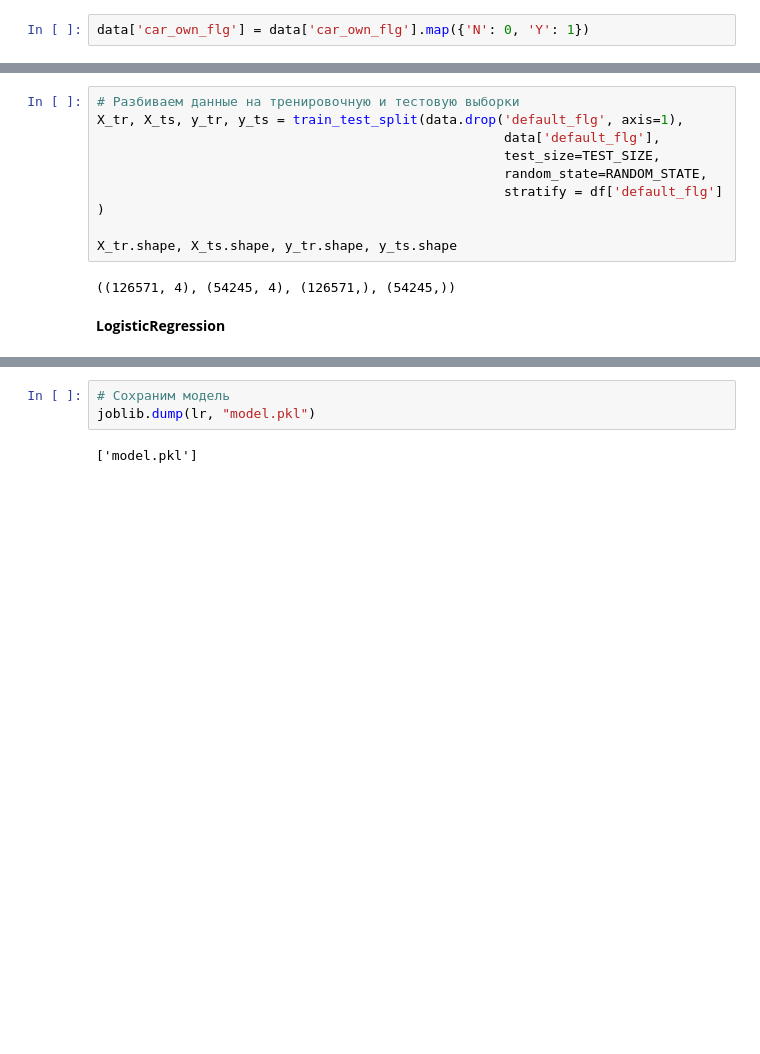
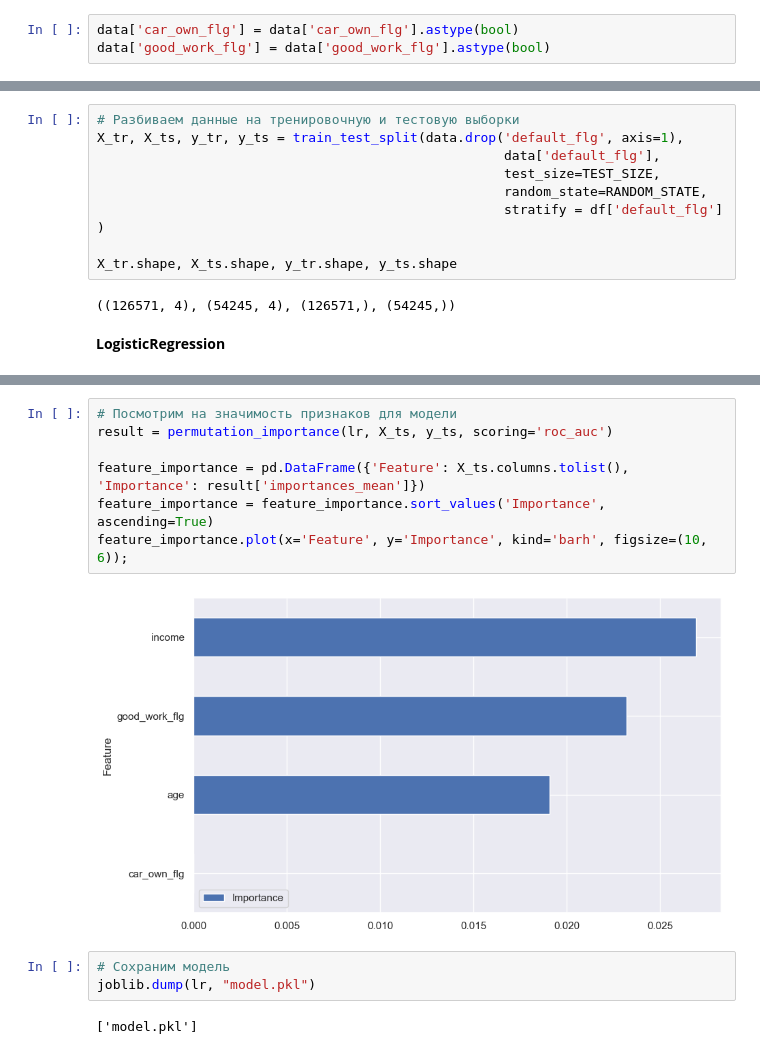
Before and after one commit to NikolaiUsov/credit_scoring, a Jupyter notebook: EDA.ipynb, the cells around one changed output, grey strips where cells are left out. Drawn from its saved outputs; the diff is of its cells as text; blank space fills up the shorter version.

```diff
--- a/EDA.ipynb
+++ b/EDA.ipynb
@@ -624,7 +615,8 @@ rs_cb.best_params_, rs_cb.best_score_
 # %%
 data = df[['income', 'age', 'car_own_flg', 'good_work_flg', 'default_flg']]
 # %%
-data['car_own_flg'] = data['car_own_flg'].map({'N': 0, 'Y': 1})
+data['car_own_flg'] = data['car_own_flg'].astype(bool)
+data['good_work_flg'] = data['good_work_flg'].astype(bool)
 # %%
 data.info()
 # %% [output]
@@ -679,3 +673,12 @@ print(f'Метрика recall на тесте: {recall_score(y_ts, lr.predict(X_
+# %%
+# Посмотрим на значимость признаков для модели
+result = permutation_importance(lr, X_ts, y_ts, scoring='roc_auc')
+
+feature_importance = pd.DataFrame({'Feature': X_ts.columns.tolist(), 'Importance': result['importances_mean']})
+feature_importance = feature_importance.sort_values('Importance', ascending=True)
+feature_importance.plot(x='Feature', y='Importance', kind='barh', figsize=(10, 6));
+# %% [output]
+[figure, added]
 # %%
 # Сохраним модель
 joblib.dump(lr, "model.pkl")
```
Also changed, not shown: parts of 9 cells of this notebook, 5 other files.
